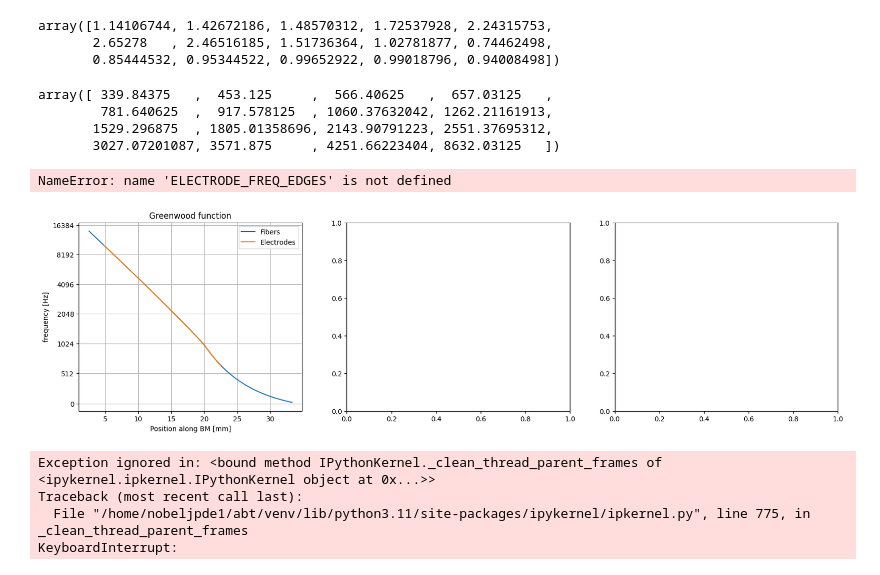
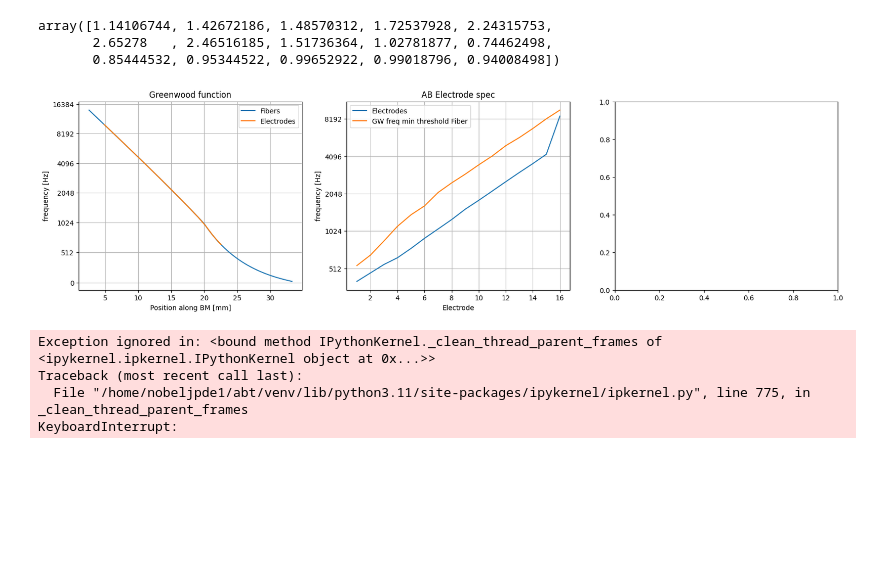
Before and after one commit to jacobdenobel/abt, a Jupyter notebook: notebooks/reconstruction.ipynb, the cells around one changed output. Cells and saved outputs as stored; diff of their text form; code cells hidden in the pictures; blank space fills up the shorter version.

```diff
--- a/notebooks/reconstruction.ipynb
+++ b/notebooks/reconstruction.ipynb
@@ -131,13 +131,6 @@ pulse_train.max(axis=1) / IDET.min(axis=0)
 array([1.14106744, 1.42672186, 1.48570312, 1.72537928, 2.24315753,
        2.65278   , 2.46516185, 1.51736364, 1.02781877, 0.74462498,
        0.85444532, 0.95344522, 0.99652922, 0.99018796, 0.94008498])
-# %%
-abt.utils.virtual_channel_frequencies(16), np.linspace(0, 15, n_channels)
-# %% [output]
-array([ 339.84375   ,  453.125     ,  566.40625   ,  657.03125   ,
-        781.640625  ,  917.578125  , 1060.37632042, 1262.21161913,
-       1529.296875  , 1805.01358696, 2143.90791223, 2551.37695312,
-       3027.07201087, 3571.875     , 4251.66223404, 8632.03125   ])
 # %%
 f, (ax1, ax2, ax3) = plt.subplots(1, 3, figsize=(20, 5))
 
@@ -152,15 +145,15 @@ ax1.set_title("Greenwood function")
 electrodes = np.arange(1, 17)
 gwf_min_thresh = MAT.greenwood_f[np.argmin(MAT.I_det[:,::8], axis=0)]
 
-ax2.plot(electrodes, ELECTRODE_FREQ_EDGES, label="Electrodes")
+ax2.plot(electrodes, abt.utils.virtual_channel_frequencies(16), label="Electrodes")
 ax2.plot(electrodes, gwf_min_thresh, label="GW freq min threshold Fiber")
 
+ax2.legend()
+ax2.grid()
+ax2.set_title("AB Electrode spec")
+ax2.set_xlabel("Electrode")
+abt.utils.frequency_ax(ax2)
 
-# ax2.legend()
-# ax2.grid()
-# ax2.set_title("AB Electrode spec")
-# ax2.set_xlabel("Electrode")
-# frequency_ax(ax2)
 
 # # Remapping selected fibers
 # min_thresh_fiber_idx = np.argmin(MAT.I_det[:,::8], axis=0)
@@ -181,35 +174,34 @@ ax2.plot(electrodes, gwf_min_thresh, label="GW freq min threshold Fiber")
 # selected_fibers_gw_scaled = np.array([find_nearest_idx(gwf_scaled, val) for val in MEL_SCALE])
 # selected_fibers_est = np.array([find_nearest_idx(int_freq, val) for val in MEL_SCALE])
 
 # p = ax3.plot(fidx, gwf, label="GW f")
 # ax3.scatter(selected_fibers_gw, gwf[selected_fibers_gw], color=p[0].get_color(), label='selected fibers')
 # p = ax3.plot(fidx, f(fidx), label="Estimated freq")
 # ax3.scatter(selected_fibers_est, int_freq[selected_fibers_est], color=p[0].get_color(), label='selected fibers')
 
 # p = ax3.plot(fidx, gwf_scaled, label="Scaled GW f")
 # ax3.scatter(selected_fibers_gw_scaled, gwf_scaled[selected_fibers_gw_scaled], color=p[0].get_color(), label='selected fibers')
 
 
 # ax3.legend()
 # ax3.set_xlabel("fiber id")
 # frequency_ax(ax3)
 # ax3.grid()
 # ax3.set_title("GW f vs Est. Freq. based on min thres");
 
 # # Using estimated fibers
 # # selected_fibers = selected_fibers_est
 # # selected_fibers_freq = int_freq[selected_fibers]
 
 # # Using scaled Gw function
 # selected_fibers = selected_fibers_gw_scaled
 # selected_fibers_freq =  gwf_scaled[selected_fibers]
 
 # # Using original Gw function
 # # selected_fibers = selected_fibers_gw
 # # selected_fibers_freq =  gwf[selected_fibers]
 # %% [output]
-NameError: name 'ELECTRODE_FREQ_EDGES' is not defined
-[figure, old version]
+[figure, new version]
 # %%
 pdata = np.abs(pulse_train)
 pdata = apply_filter(pdata, window_size=256, resample_to=pdata.shape[1], scale=True)
```
Also changed, not shown: 2 other files.
